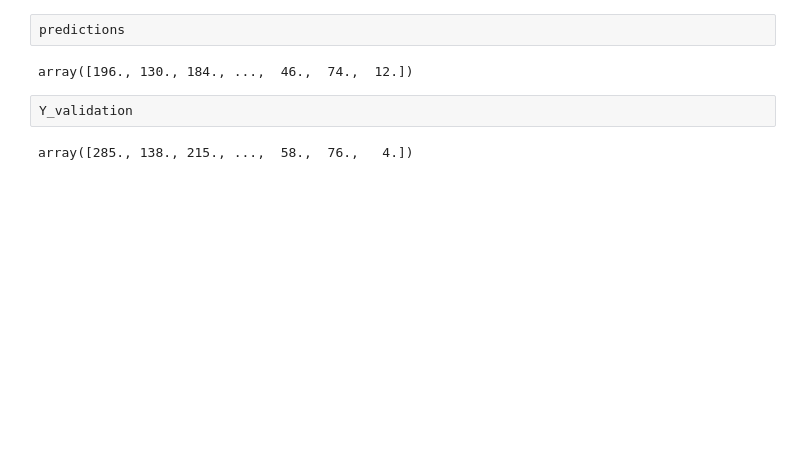
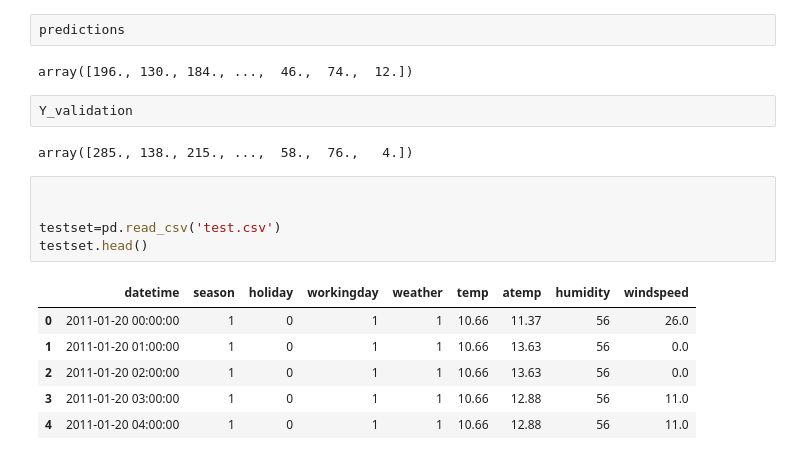
Before and after one commit to Moribund7/Bike_Sharing_Demand, a Jupyter notebook: model.ipynb, the cells around one changed output. Drawn from its saved outputs; the diff is of its cells as text; blank space fills up the shorter version.

```diff
--- a/model.ipynb
+++ b/model.ipynb
@@ -284,3 +285,15 @@ array([196., 130., 184., ...,  46.,  74.,  12.])
 Y_validation
 # %% [output]
 array([285., 138., 215., ...,  58.,  76.,   4.])
+# %%
+
+
+testset=pd.read_csv('test.csv')
+testset.head()
+# %% [output]
+|  | datetime | season | holiday | workingday | weather | temp | atemp | humidity | windspeed |
+| 0 | 2011-01-20 00:00:00 | 1 | 0 | 1 | 1 | 10.66 | 11.37 | 56 | 26.0 |
+| 1 | 2011-01-20 01:00:00 | 1 | 0 | 1 | 1 | 10.66 | 13.63 | 56 | 0.0 |
+| 2 | 2011-01-20 02:00:00 | 1 | 0 | 1 | 1 | 10.66 | 13.63 | 56 | 0.0 |
+| 3 | 2011-01-20 03:00:00 | 1 | 0 | 1 | 1 | 10.66 | 12.88 | 56 | 11.0 |
+| 4 | 2011-01-20 04:00:00 | 1 | 0 | 1 | 1 | 10.66 | 12.88 | 56 | 11.0 |
```
Also changed, not shown: parts of 28 cells of this notebook.
